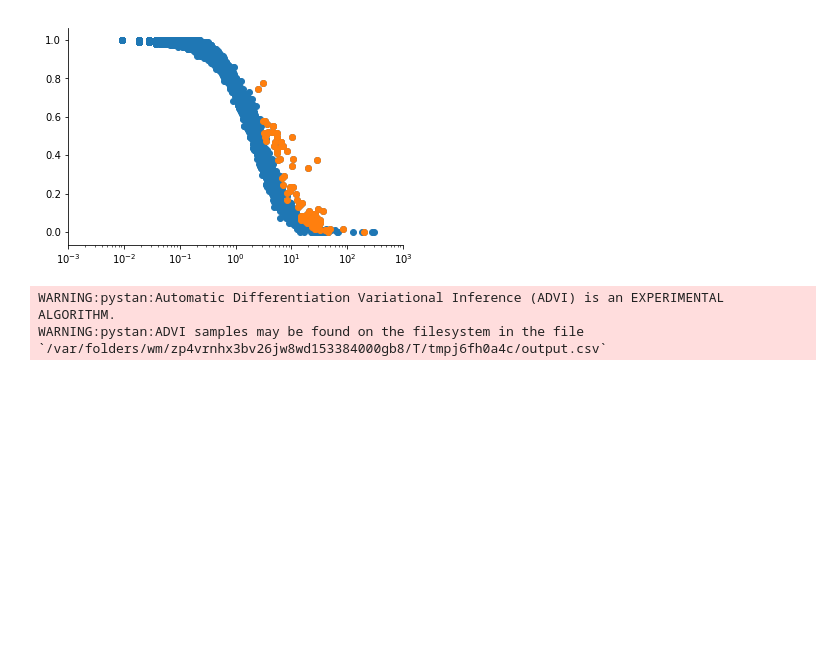
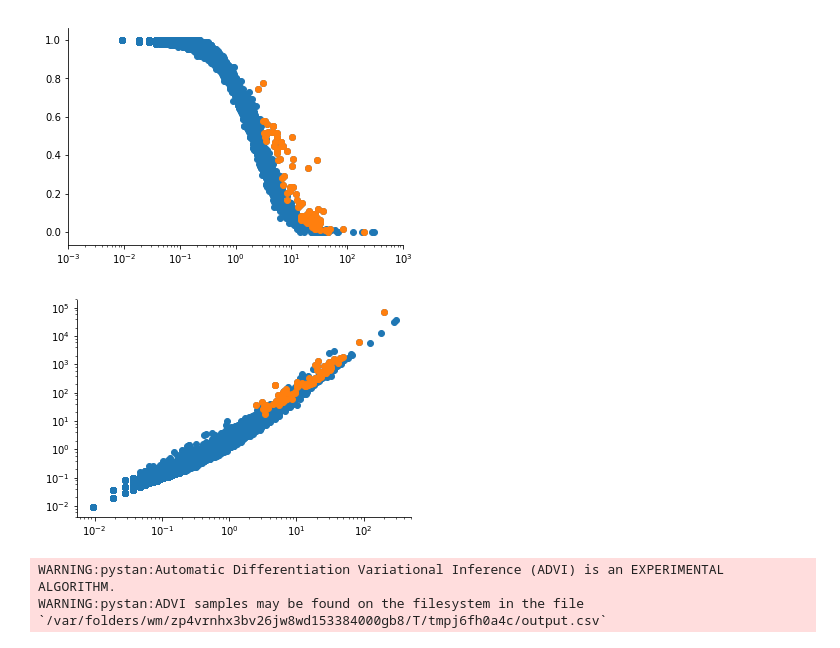
Before and after one commit to Teichlab/RCA, a Jupyter notebook: Batseq zinb-wave.ipynb, the cells around one changed output. Drawn from its saved outputs; the diff is of its cells as text; code cells hidden in the pictures; blank space fills up the shorter version.

Commit message:
some more plots

```diff
--- a/Batseq zinb-wave.ipynb
+++ b/Batseq zinb-wave.ipynb
@@ -71,6 +71,12 @@ plt.scatter(counts.mean(1)[idx], (1 - (counts > 1).sum(1) / counts.shape[1])[idx
 plt.xlim(1e-3, 1e3);
 # %% [output]
 [figure]
+# %%
+plt.loglog()
+plt.scatter(counts.mean(1), counts.var(1));
+plt.scatter(counts.mean(1)[idx], counts.var(1)[idx]);
+# %% [output]
+[figure, added]
 # %%
 import patsy
 
```
